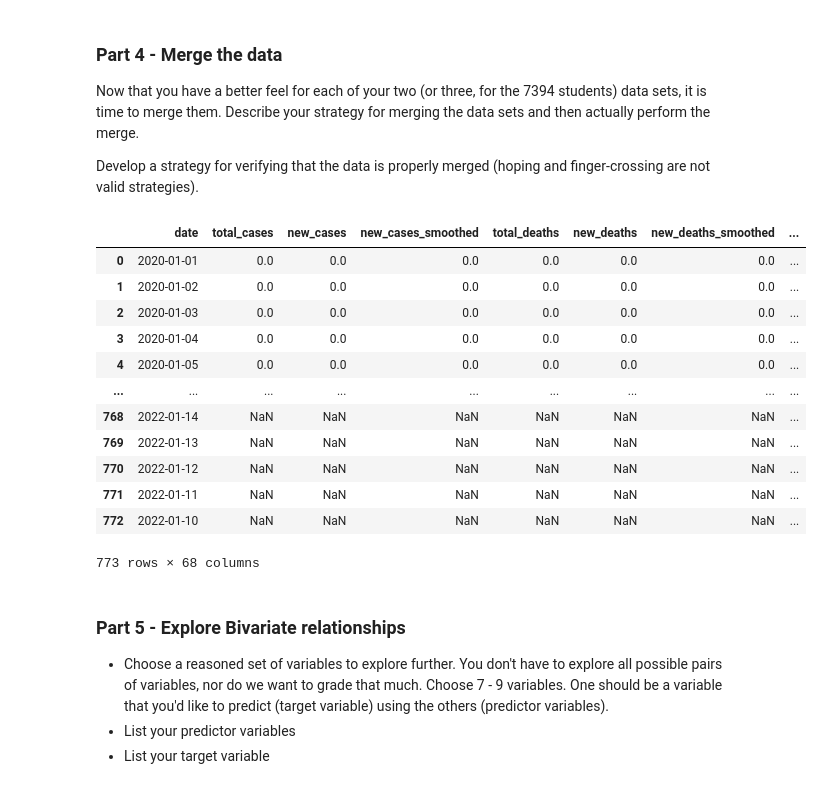
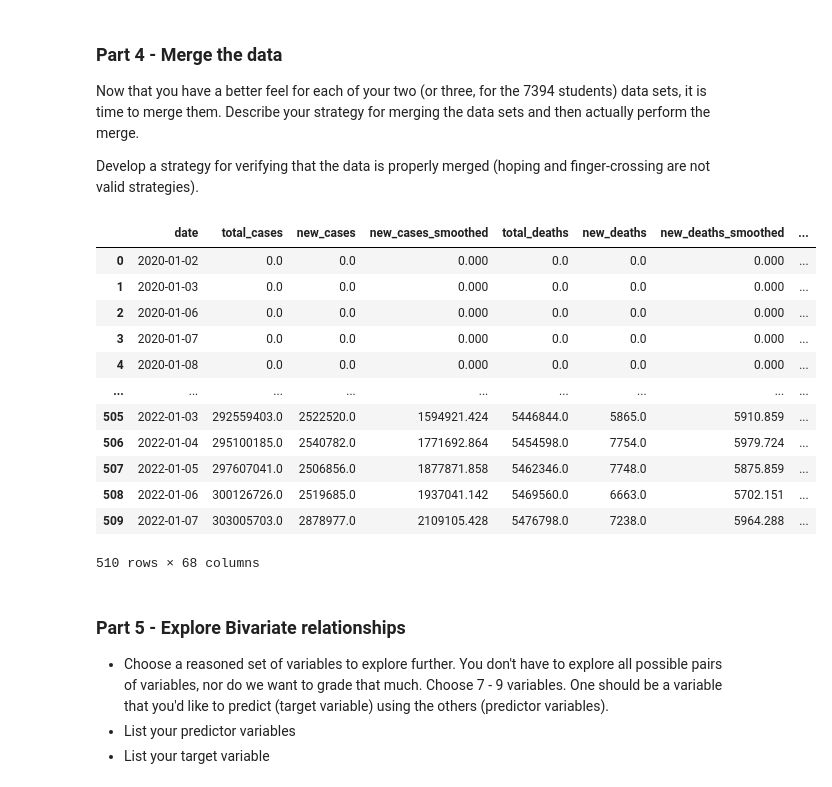
Before and after one commit to sltimmins/Project-2, a Jupyter notebook: Project02.ipynb, the cells around one changed output. Saved outputs shown, nothing was run; the diff lists cells and outputs as text; code cells hidden in the pictures.

Commit message:
Changed merge method

```diff
--- a/Project02.ipynb
+++ b/Project02.ipynb
@@ -184,22 +184,22 @@ Now that you have a better feel for each of your two (or three, for the 7394 stu
 
 Develop a strategy for verifying that the data is properly merged (hoping and finger-crossing are not valid strategies).
 # %%
-merged = pd.merge(covid, pfe, how = "outer", on = "date")
+merged = pd.merge(covid, pfe, how = "inner", on = "date")
 merged
 # %% [output]
 |  | date | total_cases | new_cases | new_cases_smoothed | total_deaths | new_deaths | new_deaths_smoothed | ... |
-| 0 | 2020-01-01 | 0.0 | 0.0 | 0.0 | 0.0 | 0.0 | 0.0 | ... |
-| 1 | 2020-01-02 | 0.0 | 0.0 | 0.0 | 0.0 | 0.0 | 0.0 | ... |
-| 2 | 2020-01-03 | 0.0 | 0.0 | 0.0 | 0.0 | 0.0 | 0.0 | ... |
-| 3 | 2020-01-04 | 0.0 | 0.0 | 0.0 | 0.0 | 0.0 | 0.0 | ... |
-| 4 | 2020-01-05 | 0.0 | 0.0 | 0.0 | 0.0 | 0.0 | 0.0 | ... |
+| 0 | 2020-01-02 | 0.0 | 0.0 | 0.000 | 0.0 | 0.0 | 0.000 | ... |
+| 1 | 2020-01-03 | 0.0 | 0.0 | 0.000 | 0.0 | 0.0 | 0.000 | ... |
+| 2 | 2020-01-06 | 0.0 | 0.0 | 0.000 | 0.0 | 0.0 | 0.000 | ... |
+| 3 | 2020-01-07 | 0.0 | 0.0 | 0.000 | 0.0 | 0.0 | 0.000 | ... |
+| 4 | 2020-01-08 | 0.0 | 0.0 | 0.000 | 0.0 | 0.0 | 0.000 | ... |
 | ... | ... | ... | ... | ... | ... | ... | ... | ... |
-| 768 | 2022-01-14 | NaN | NaN | NaN | NaN | NaN | NaN | ... |
-| 769 | 2022-01-13 | NaN | NaN | NaN | NaN | NaN | NaN | ... |
-| 770 | 2022-01-12 | NaN | NaN | NaN | NaN | NaN | NaN | ... |
-| 771 | 2022-01-11 | NaN | NaN | NaN | NaN | NaN | NaN | ... |
-| 772 | 2022-01-10 | NaN | NaN | NaN | NaN | NaN | NaN | ... |
+| 505 | 2022-01-03 | 292559403.0 | 2522520.0 | 1594921.424 | 5446844.0 | 5865.0 | 5910.859 | ... |
+| 506 | 2022-01-04 | 295100185.0 | 2540782.0 | 1771692.864 | 5454598.0 | 7754.0 | 5979.724 | ... |
+| 507 | 2022-01-05 | 297607041.0 | 2506856.0 | 1877871.858 | 5462346.0 | 7748.0 | 5875.859 | ... |
+| 508 | 2022-01-06 | 300126726.0 | 2519685.0 | 1937041.142 | 5469560.0 | 6663.0 | 5702.151 | ... |
+| 509 | 2022-01-07 | 303005703.0 | 2878977.0 | 2109105.428 | 5476798.0 | 7238.0 | 5964.288 | ... |
-773 rows × 68 columns
+510 rows × 68 columns
 # %% [markdown]
 ### Part 5 - Explore Bivariate relationships
 
```
